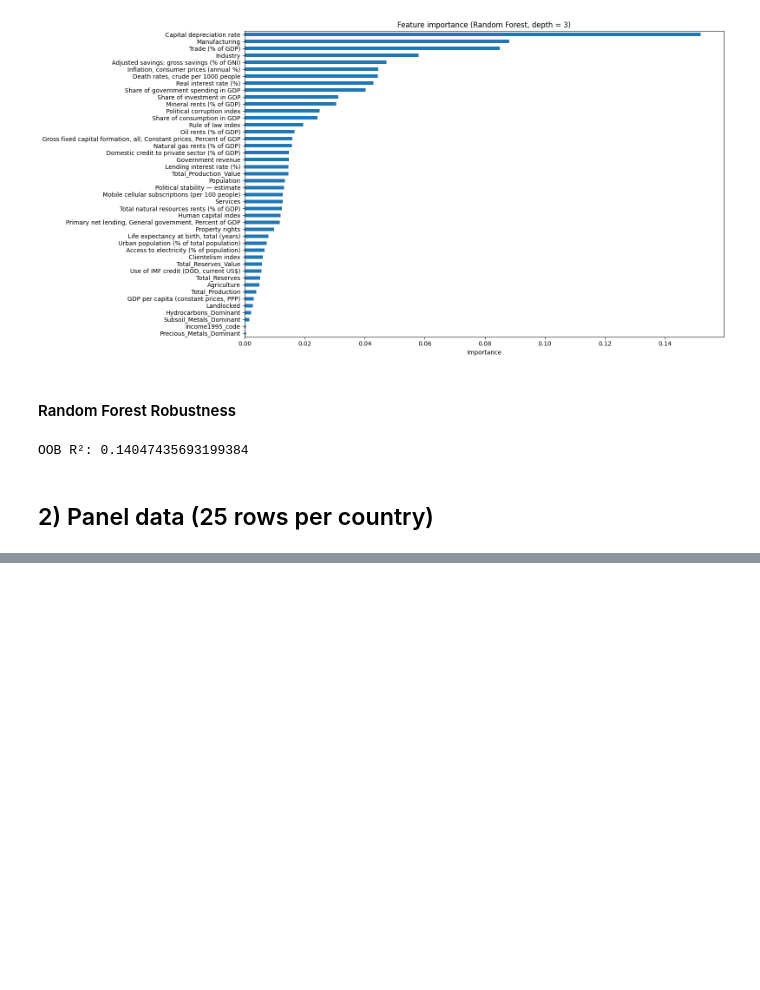
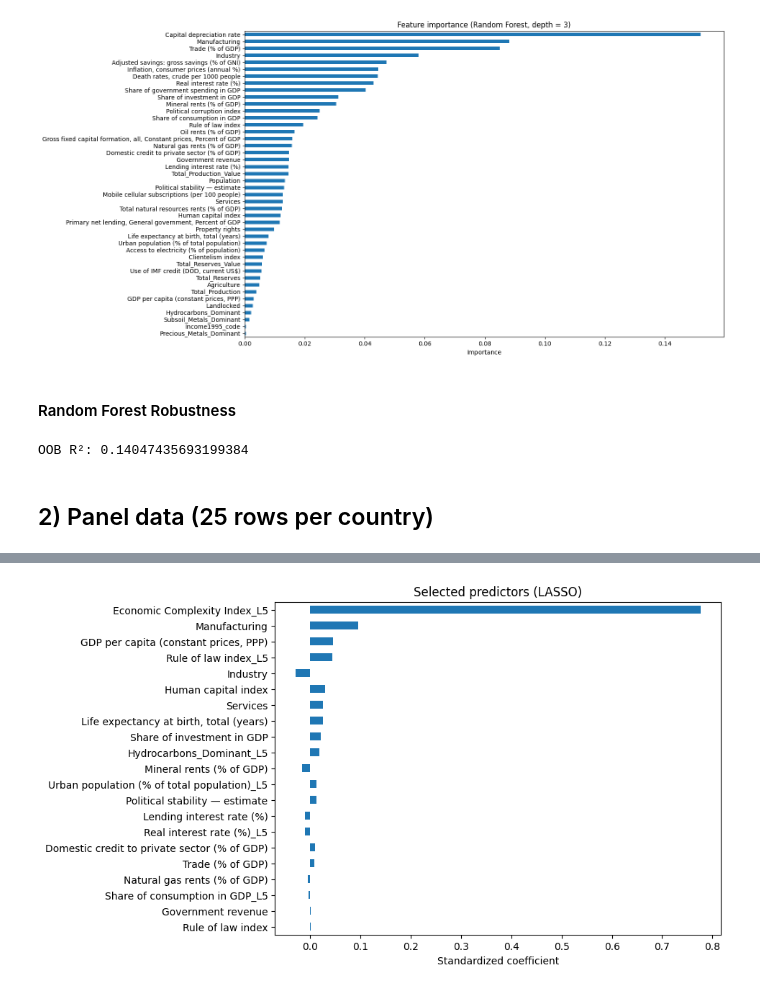
Before and after one commit to AyaanTigdikar/Capstone, a Jupyter notebook: code/4_LASSO_RF.ipynb, the cells around one changed output, grey strips where cells are left out. Cells and saved outputs as stored; diff of their text form; code cells hidden in the pictures; blank space fills up the shorter version.

Commit message:
Update of Lasso_RF script

```diff
--- a/code/4_LASSO_RF.ipynb
+++ b/code/4_LASSO_RF.ipynb
@@ -523,0 +558,16 @@ OOB R²: 0.14047435693199384
+# %%
+## Lagged variables
+master_data = master_data.sort_values(['Country Code', 'Country Name', 'Year'])
+
+# List all columns to create lagged versions for (exclude 'country' and 'year')
+vars_to_lag = [col for col in master_data.columns if col not in ['Country Code', 'Country Name',  'Year', 'Income1995_code']]
+
+# Create lagged variables by 5 periods
+lag = 5
+for var in vars_to_lag:
+    master_data[f'{var}_L{lag}'] = master_data.groupby('Country Code')[var].shift(lag)
+
+# Drop rows with NaNs created by lagging
+master_data = master_data.dropna()
+
+master_data
@@ -523,0 +588,56 @@ OOB R²: 0.14047435693199384
+# %%
+# ----------------------------
+# 1. Drop rows with missing outcome
+# ----------------------------
+df_clean = master_data.dropna(subset=['Economic Complexity Index']).copy()
+df_clean = df_clean.dropna(axis=1, how='all')
+
+# ----------------------------
+# 2. Separate outcome and predictors
+# ----------------------------
+y = df_clean['Economic Complexity Index'].values
+
+X = df_clean.drop(columns=['Country Code', 'Country Name', 'Economic Complexity Index', 'Year', 'Income1995_code']).values
+feature_names = df_clean.drop(columns=['Country Code', 'Country Name', 'Economic Complexity Index', 'Year', 'Income1995_code']).columns
+
+# ----------------------------
+# 3. Impute missing predictor values
+# ----------------------------
+imputer = SimpleImputer(strategy='median')
+X_imputed = imputer.fit_transform(X)
+
+# ----------------------------
+# 4. Standardize predictors
+# ----------------------------
+scaler = StandardScaler()
+X_scaled = scaler.fit_transform(X_imputed)
+
+# ----------------------------
+# 5. LASSO with cross-validation
+# ----------------------------
+lasso_cv = LassoCV(cv=10, random_state=42, max_iter=10000)
+lasso_cv.fit(X_scaled, y)
+
+# ----------------------------
+# 6. Extract coefficients (indexed by feature names, not rows!)
+# ----------------------------
+coef = pd.Series(lasso_cv.coef_, index=feature_names)
+#print("LASSO coefficients:\n", coef)
+
+# ----------------------------
+# 7. Selected predictors (non-zero coefficients)
+# ----------------------------
+selected = coef[coef != 0].sort_values(key=abs, ascending=False)
+#print("Selected predictors:\n", selected)
+
+# ----------------------------
+# 8. Optional: Plot
+# ----------------------------
+plt.figure(figsize=(8,6))
+selected.plot(kind='barh')
+plt.title("Selected predictors (LASSO)")
+plt.xlabel("Standardized coefficient")
+plt.gca().invert_yaxis()
+plt.show()
+# %% [output]
+[figure, added]
```
Also changed, not shown: parts of 7 cells of this notebook.
